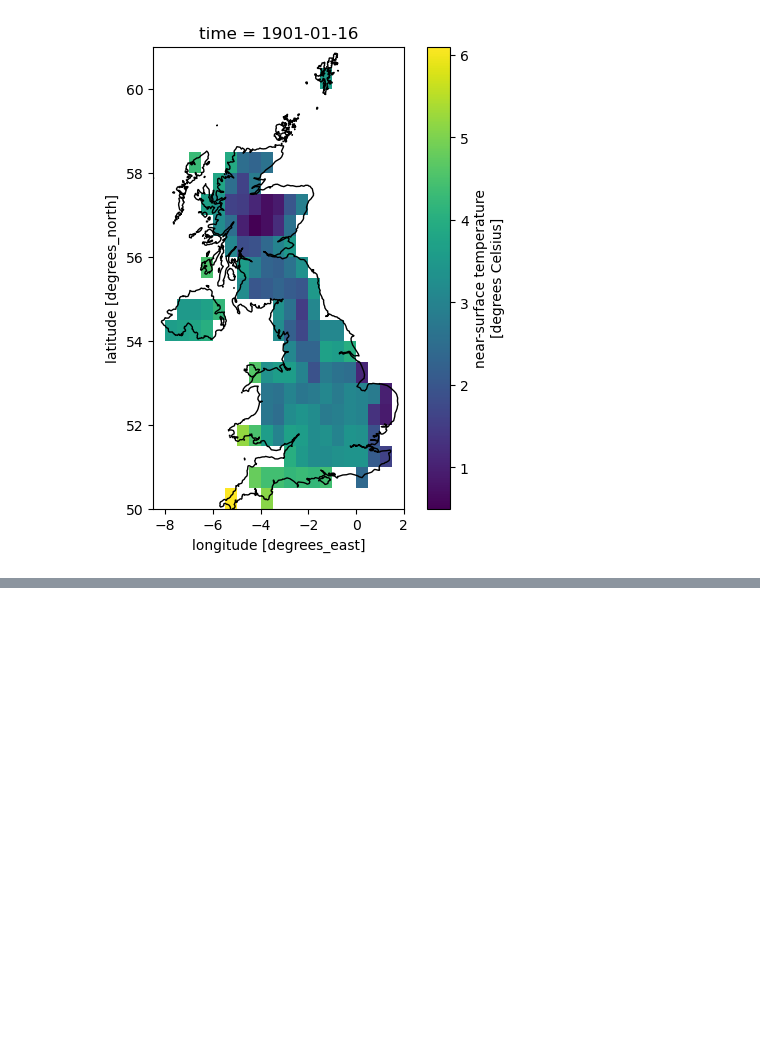
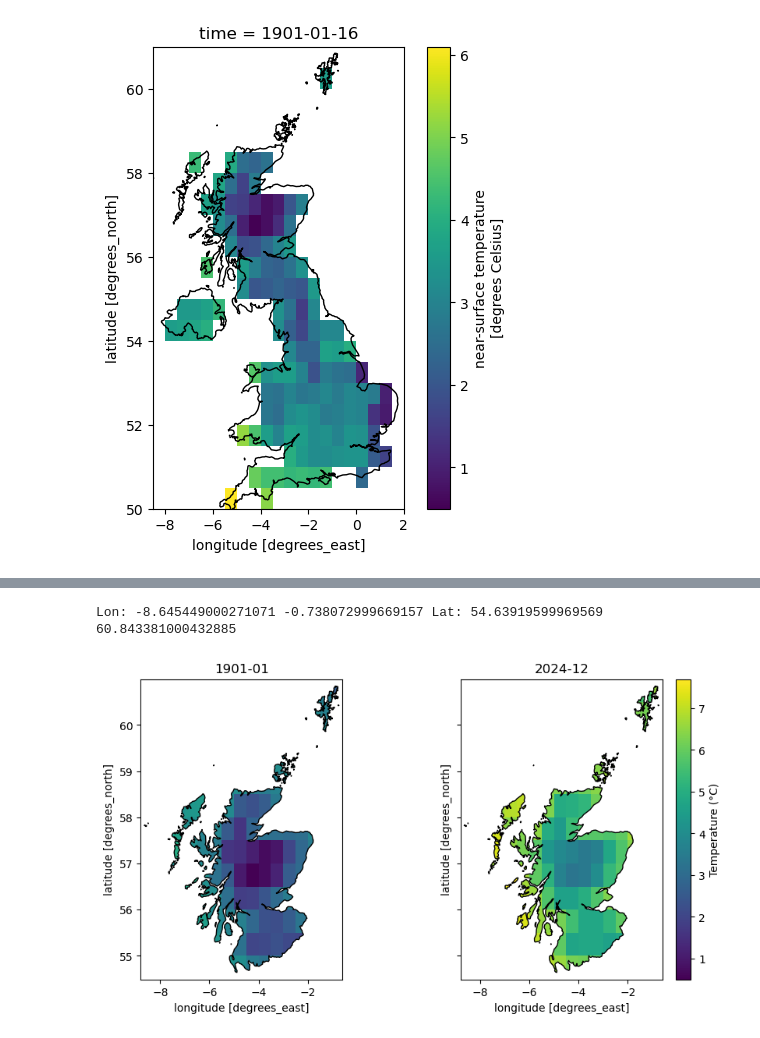
Before and after one commit to JacksonCDataScience/SRS_Project_2, a Jupyter notebook: 01_Project1_BHST.ipynb, the cells around one changed output, grey strips where cells are left out. Saved outputs shown, nothing was run; the diff lists cells and outputs as text; code cells hidden in the pictures; blank space fills up the shorter version.

```diff
--- a/01_Project1_BHST.ipynb
+++ b/01_Project1_BHST.ipynb
@@ -170,0 +176,76 @@ Attributes:
+# %%
+# Scotland comparison plot
+uk_ = gpd.read_file("geoBoundaries-GBR-ADM1-all/geoBoundaries-GBR-ADM1.shp").to_crs(epsg=4326) # uk boundaries shp
+scot = uk_[uk_["shapeName"] == "Scotland"].dissolve() # dissolve to single polygon
+
+minx1, miny1, maxx1, maxy1 = scot.total_bounds
+print("Lon:", minx1, maxx1, "Lat:", miny1, maxy1)
+geom = scot.geometry.iloc[0]
+
+pad = 0.15 # add some padding around the polygon to make sure we get all of it (and a bit of sea around)
+minx1, maxx1 = minx1 - pad, maxx1 + pad
+miny1, maxy1 = miny1 - pad, maxy1 + pad
+
+df_scot = df.sel(lon=slice(minx1, maxx1), lat=slice(miny1, maxy1))
+
+# pick two times
+ds_0 = df_scot["tmp"].isel(time=0) # 1901-01
+ds_n = df_scot["tmp"].isel(time=1487) # 2024-12
+
+# compute shared color scale
+vmin = float(min(ds_0.min(), ds_n.min()))
+vmax = float(max(ds_0.max(), ds_n.max()))
+
+# create side-by-side plots
+fig, axes = plt.subplots(
+    1, 2,
+    figsize=(11, 5),
+    sharex=True,
+    sharey=True,
+    gridspec_kw={"wspace": 0.05}
+)
+
+# first plot
+im0 = ds_0.plot(
+    ax=axes[0],
+    vmin=vmin,
+    vmax=vmax,
+    add_colorbar=False
+)
+axes[0].set_title("1901-01")
+
+# second plot
+im1 = ds_n.plot(
+    ax=axes[1],
+    vmin=vmin,
+    vmax=vmax,
+    add_colorbar=False
+)
+axes[1].set_title("2024-12")
+
+# clip both to Scotland
+clip_raster_to_geom(axes[0], geom)
+clip_raster_to_geom(axes[1], geom)
+
+# draw boundary
+scot.boundary.plot(ax=axes[0], color="black", linewidth=1)
+scot.boundary.plot(ax=axes[1], color="black", linewidth=1)
+
+# same extent
+for ax in axes:
+    ax.set_xlim(minx1, maxx1)
+    ax.set_ylim(miny1, maxy1)
+
+# shared colorbar
+fig.colorbar(
+    axes[1].collections[0],
+    ax=axes,
+    label="Temperature (°C)",
+    fraction=0.04,
+    pad=0.02
+)
+
+plt.show()
+# %% [output]
+Lon: -8.645449000271071 -0.738072999669157 Lat: 54.63919599969569 60.843381000432885
+[figure, added]
```
Also changed, not shown: parts of 2 cells of this notebook.
